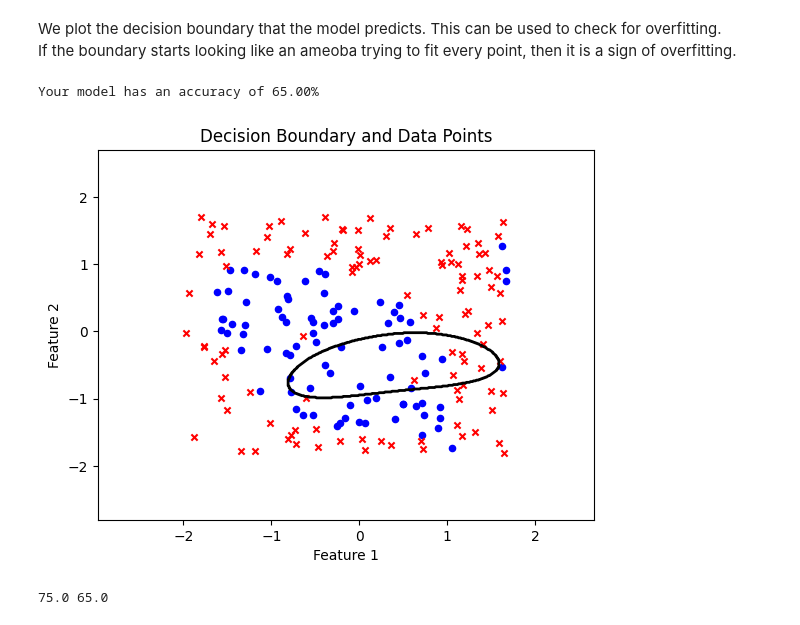
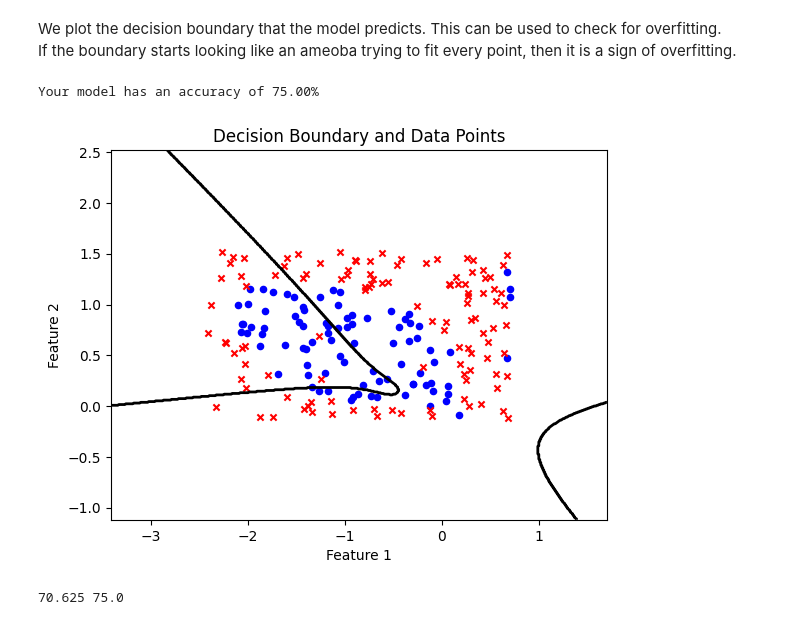
Before and after one commit to gururatnaupadhyay-droid/WIDS_HANDWRITTEN-DIGIT-RECONGNITION, a Jupyter notebook: logistic_regression_.ipynb, the cells around one changed output. Drawn from its saved outputs; the diff is of its cells as text; code cells hidden in the pictures.

```diff
--- a/logistic_regression_.ipynb
+++ b/logistic_regression_.ipynb
@@ -156,11 +158,11 @@ x_train = feature_map(X_train)
 x_test = feature_map(X_test)
 
 
-mean = np.mean(x_train, axis=0)
-std = np.std(x_train, axis=0)
+x_mean = np.mean(x_train, axis=0)
+x_std = np.std(x_train, axis=0)
 
-x_train = (x_train - mean) / std
-x_test = (x_test - mean) / std
+x_train = (x_train - x_mean) / x_std
+x_test = (x_test - x_mean) / x_std
 # %%
 # Visualizing how the boundary curve looks like
 def plot_decision_boundary(X_original, y, model, resolution=500):
@@ -198,30 +200,32 @@ If the boundary starts looking like an ameoba trying to fit every point, then it
 # %%
 # Checking accuracy of test model
 model = LogisticRegression()
 
 model.fit(
     x_train,
     y_train,
     epochs=4000,
     learning_rate=0.01,
     threshold=1e-4,
     lambda_reg=0.001
 )
 
 y_pred = model.predict(x_test)
 
 accuracy = np.mean(y_pred == y_test) * 100
 print(f"Your model has an accuracy of {accuracy:.2f}%")
 
+
+
 # Plotting the contour and checking for overfitting
-plot_decision_boundary(((X - x_mean) / x_std), y, model)
+plot_decision_boundary(((X - np.mean(X_train)) / np.std(X_train)), y, model)
 
 
 train_acc = np.mean(model.predict(x_train) == y_train) * 100
 test_acc = np.mean(model.predict(x_test) == y_test) * 100
 
 print(train_acc, test_acc)
 # %% [output]
-Your model has an accuracy of 65.00%
+Your model has an accuracy of 75.00%
-[figure, old version]
+[figure, new version]
-75.0 65.0
+70.625 75.0
```
Also changed, not shown: parts of 1 cell of this notebook.
